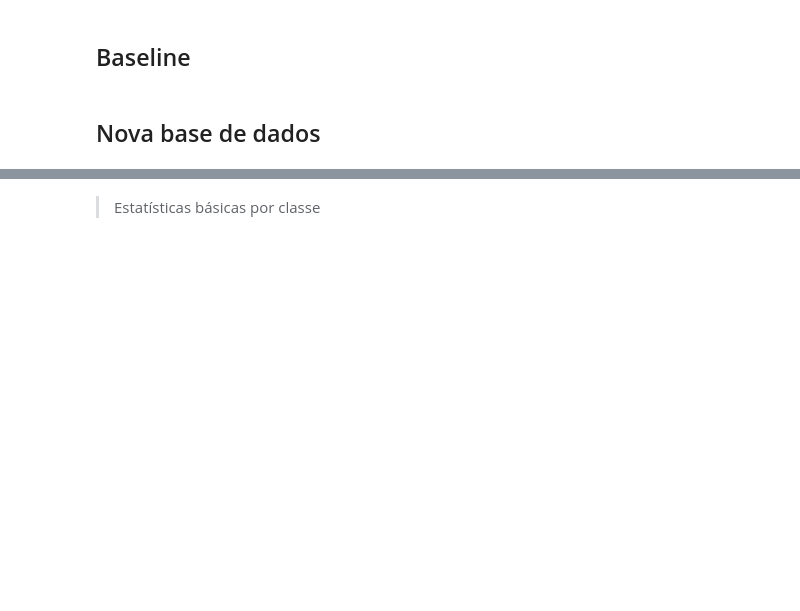
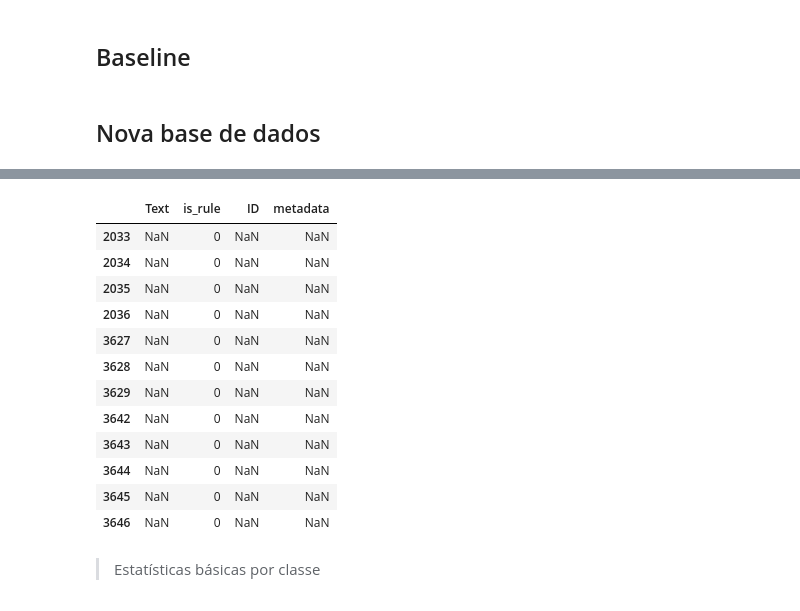
Before and after one commit to FerDelbo/rule-classification, a Jupyter notebook: src/exploratory.ipynb, the cells around one changed output, grey strips where cells are left out. Cells and saved outputs as stored; diff of their text form; code cells hidden in the pictures; blank space fills up the shorter version.

```diff
--- a/src/exploratory.ipynb
+++ b/src/exploratory.ipynb
@@ -51,4 +51,20 @@ memory usage: 217.0+ KB
 None
+# %%
+df[df['Text'].isnull()]
+# %% [output]
+|  | Text | is_rule | ID | metadata |
+| 2033 | NaN | 0 | NaN | NaN |
+| 2034 | NaN | 0 | NaN | NaN |
+| 2035 | NaN | 0 | NaN | NaN |
+| 2036 | NaN | 0 | NaN | NaN |
+| 3627 | NaN | 0 | NaN | NaN |
+| 3628 | NaN | 0 | NaN | NaN |
+| 3629 | NaN | 0 | NaN | NaN |
+| 3642 | NaN | 0 | NaN | NaN |
+| 3643 | NaN | 0 | NaN | NaN |
+| 3644 | NaN | 0 | NaN | NaN |
+| 3645 | NaN | 0 | NaN | NaN |
+| 3646 | NaN | 0 | NaN | NaN |
 # %%
 df_care = df.dropna(subset=['Text'])
 # %% [markdown]
```
Also changed, not shown: parts of 9 cells of this notebook, 38 other files.
